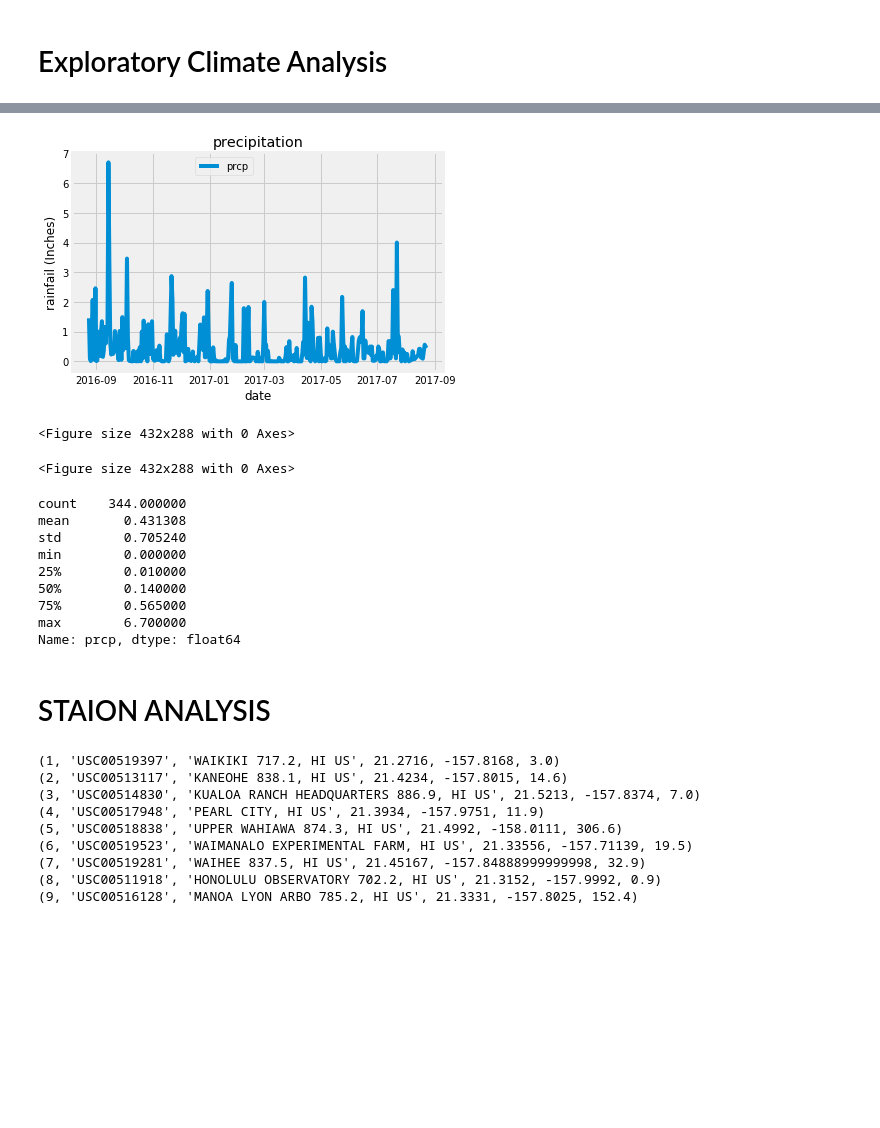
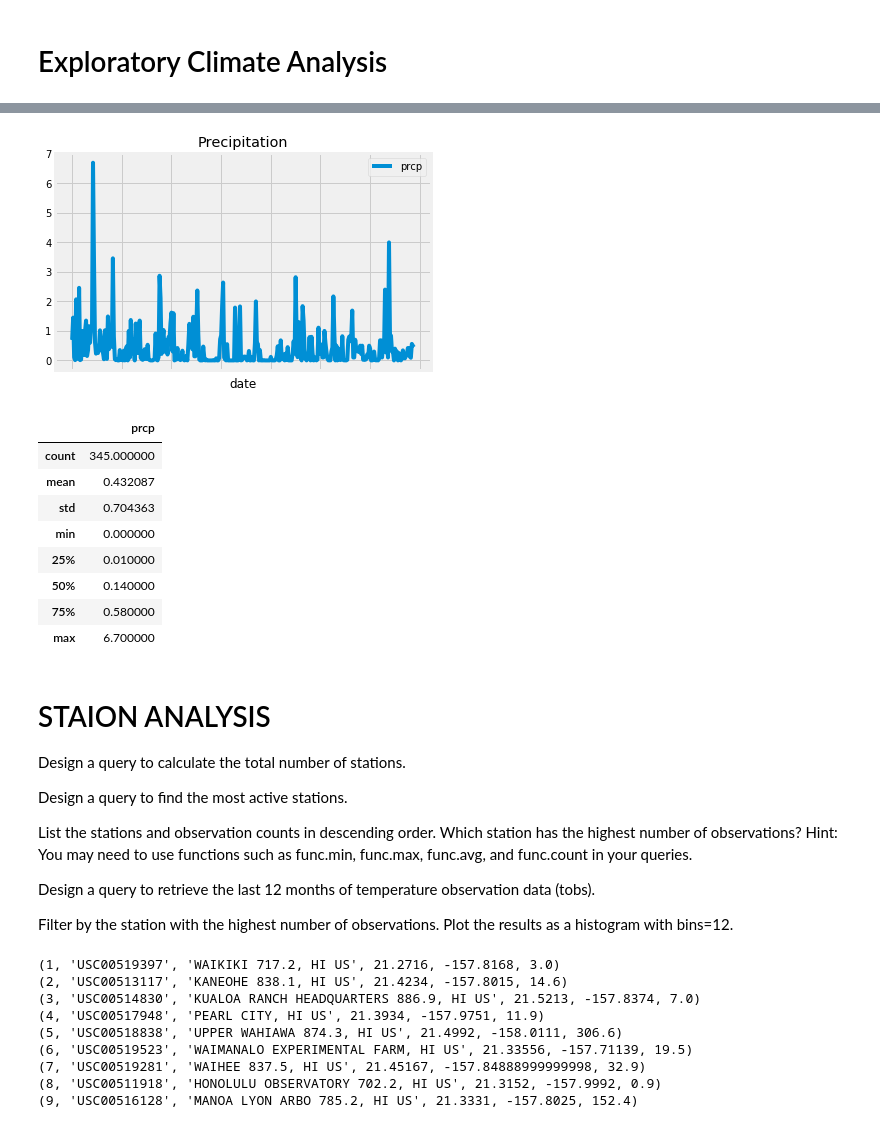
Before and after one commit to kayambi/Surfs_Up-Climate-Analysis-, a Jupyter notebook: SQLAlachemy ASSIGNMENT .ipynb, the cells around one changed output, grey strips where cells are left out. Cells and saved outputs as stored; diff of their text form; code cells hidden in the pictures; blank space fills up the shorter version.

```diff
--- a/SQLAlachemy ASSIGNMENT .ipynb
+++ b/SQLAlachemy ASSIGNMENT .ipynb
@@ -154,44 +153,53 @@ precp_df.head()
-# %%
-#plot the precipitation over the last 12 months using pandas.
-
-#precp_df.plot()
-#set plot title
-plt.title ("precipitation")
-plt.plot(df["date"], df["prcp"])
-plt.xlabel("date")
-plt.ylabel("rainfail (Inches)")
-plt.legend(bbox_to_anchor = (0.5, 1.00))
-#plt.xticks= rotation('90')
-plt.tight_layout ()
-fig =plt.figure ()
-
-# save graph .
-#plt.savefig("recipitation")
-plt.show ()
-plt.savefig("Precipitation.png")
-# %% [output]
-[figure, removed]
-<Figure size 432x288 with 0 Axes>
-<Figure size 432x288 with 0 Axes>
+# %%
+precp_df.plot()
+
+#Set plot title.
+plt.title("Precipitation")
+
+#Save graph.
+plt.savefig("Precipitation")
+
+#Show graph.
+
+plt.show()
+# %% [output]
+[figure, added]
 # %%
 # Use Pandas to calcualte the summary statistics for the precipitation data
 #summary_stats = precipitation.describe()
 #print(Summary_stats)
 
-summary_stats = df["prcp"].describe()
+summary_stats =precp_df.describe()
 summary_stats
 # %% [output]
-count    344.000000
-mean       0.431308
-std        0.705240
-min        0.000000
-25%        0.010000
-50%        0.140000
-75%        0.565000
-max        6.700000
-Name: prcp, dtype: float64
+|  | prcp |
+| count | 345.000000 |
+| mean | 0.432087 |
+| std | 0.704363 |
+| min | 0.000000 |
+| 25% | 0.010000 |
+| 50% | 0.140000 |
+| 75% | 0.580000 |
+| max | 6.700000 |
-# %% [markdown]
-# STAION ANALYSIS
+# %% [markdown]
+# STAION ANALYSIS
+
+Design a query to calculate the total number of stations.
+
+Design a query to find the most active stations.
+
+
+List the stations and observation counts in descending order.
+Which station has the highest number of observations?
+Hint: You may need to use functions such as func.min, func.max, func.avg, and func.count in your queries.
+
+
+
+Design a query to retrieve the last 12 months of temperature observation data (tobs).
+
+
+Filter by the station with the highest number of observations.
+Plot the results as a histogram with bins=12.
 # %%
 # design a querry to show how many station available in the dataset .
 
```
Also changed, not shown: parts of 24 cells of this notebook.
